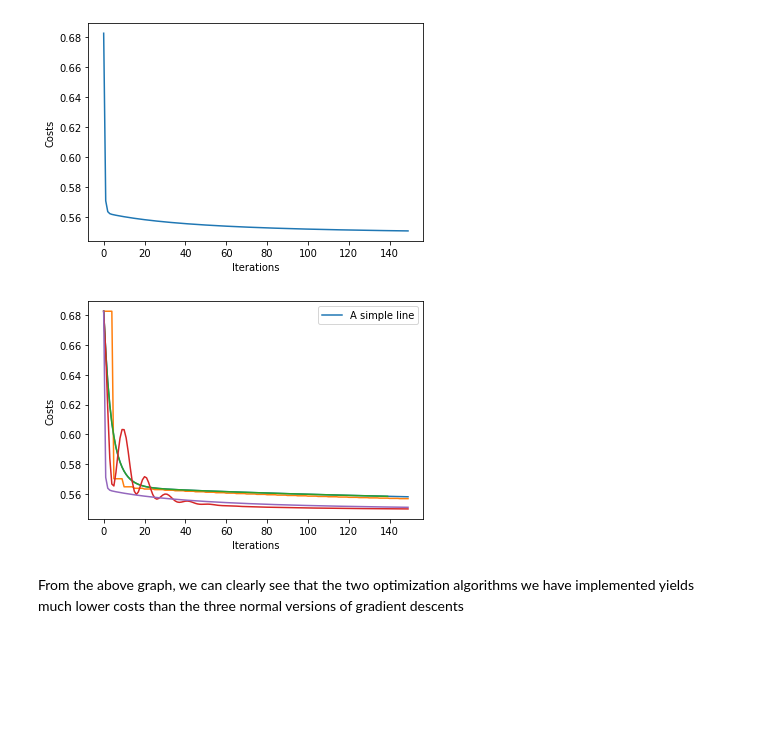
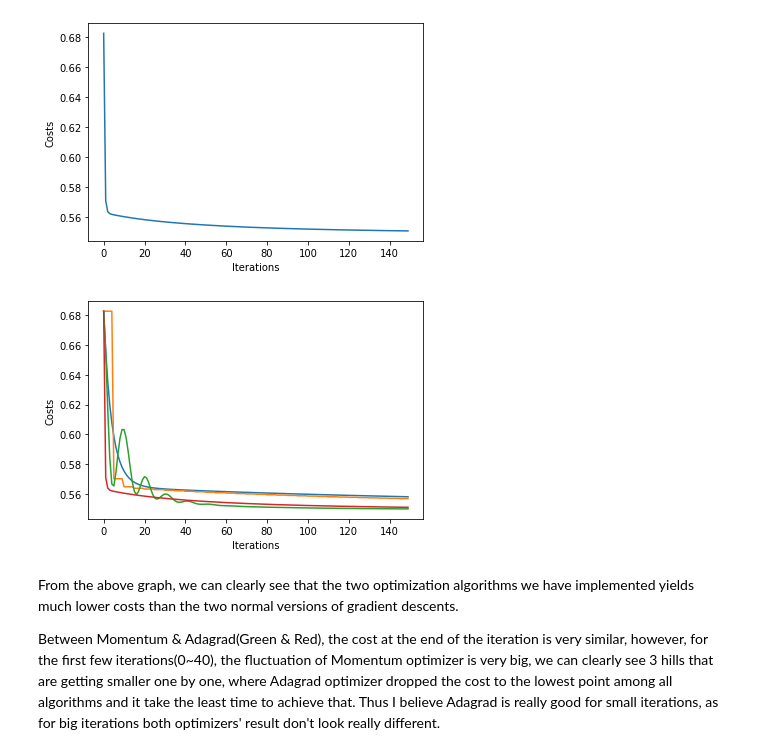
Before and after one commit to elio-li/CSCI-4962, a Jupyter notebook: hw1.ipynb, the cells around one changed output. Saved outputs shown, nothing was run; the diff lists cells and outputs as text; code cells hidden in the pictures; blank space fills up the shorter version.

```diff
--- a/hw1.ipynb
+++ b/hw1.ipynb
@@ -350,13 +307,14 @@ adagrad_costs = adagrad(x_array.T, y, 150, 0.15)
 # %%
 plt.plot(batch_costs)
 plt.plot(minibatch_costs)
-plt.plot(sgd_costs)
 plt.plot(momentum_costs)
 plt.plot(adagrad_costs)
 plt.xlabel("Iterations")
 plt.ylabel("Costs")
 plt.show()
 # %% [output]
-[figure, old version]
+[figure, new version]
-# %% [markdown]
-From the above graph, we can clearly see that the two optimization algorithms we have implemented yields much lower costs than the three normal versions of gradient descents
+# %% [markdown]
+From the above graph, we can clearly see that the two optimization algorithms we have implemented yields much lower costs than the two normal versions of gradient descents.
+
+Between Momentum & Adagrad(Green & Red), the cost at the end of the iteration is very similar, however, for the first few iterations(0~40), the fluctuation of Momentum optimizer is very big, we can clearly see 3 hills that are getting smaller one by one, where Adagrad optimizer dropped the cost to the lowest point among all algorithms and it take the least time to achieve that. Thus I believe Adagrad is really good for small iterations, as for big iterations both optimizers' result don't look really different.
```
Also changed, not shown: parts of 1 cell of this notebook.
